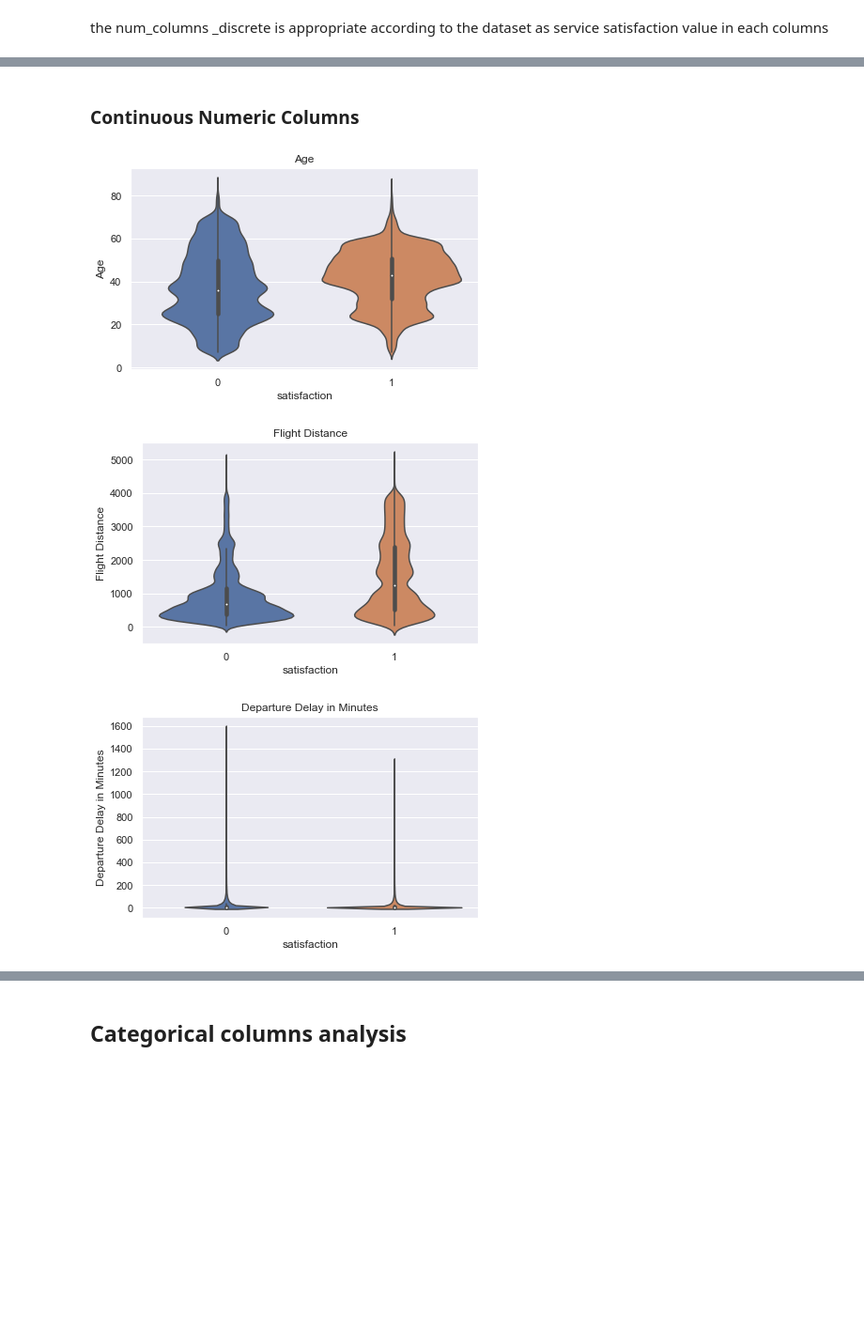
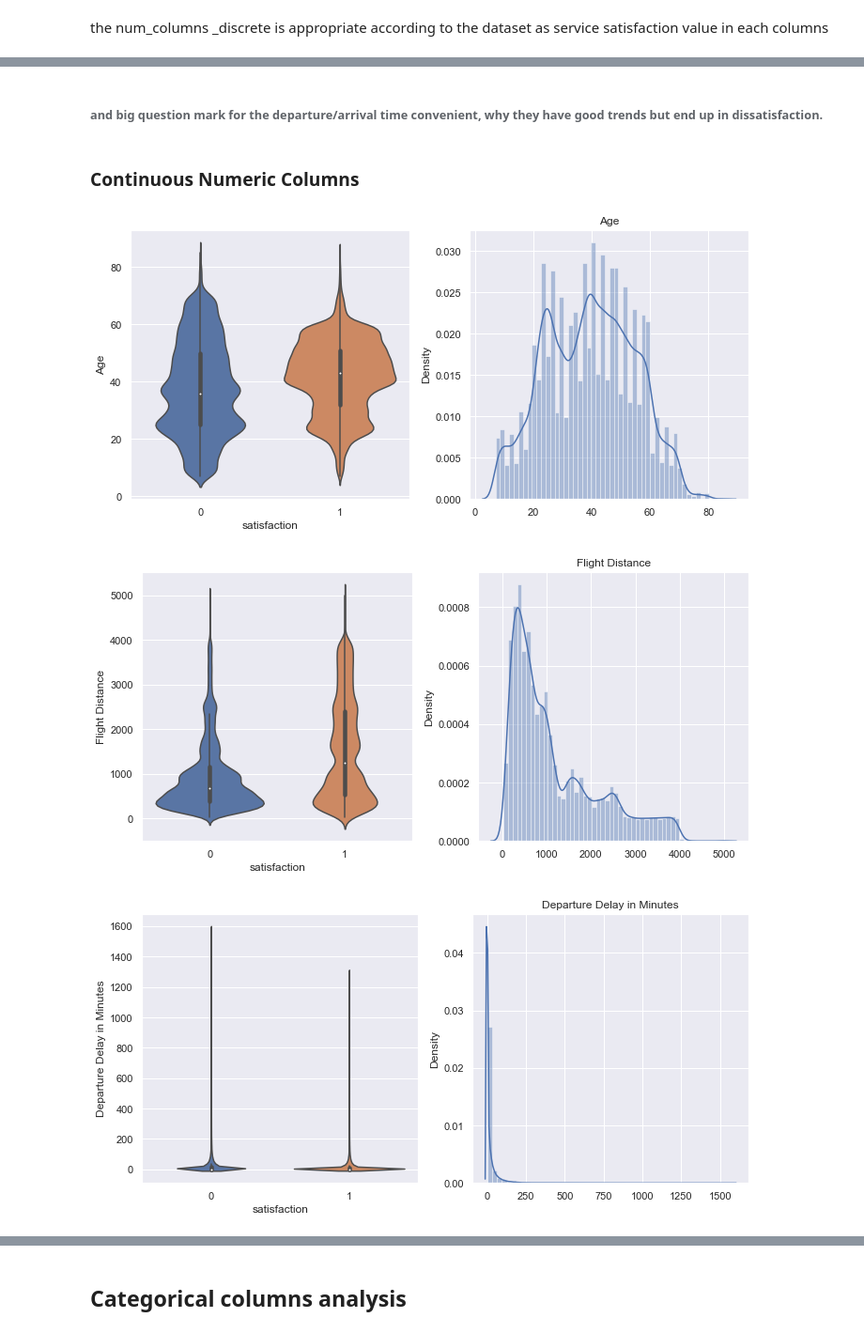
Before and after one commit to RodzanIskandar/Airline_Passenger_satisfaction, a Jupyter notebook: Data Analysis APS.ipynb, the cells around one changed output, grey strips where cells are left out. Shown at 94% size. Drawn from its saved outputs; the diff is of its cells as text; code cells hidden in the pictures; blank space fills up the shorter version.

Commit message:
Update Data Analysis

```diff
--- a/Data Analysis APS.ipynb
+++ b/Data Analysis APS.ipynb
@@ -91,7 +93,12 @@ the num_columns _discrete is appropriate according to the dataset as service sat
+# %%
+for col in num_columns_discrete:
+    modus_value = str(df[col].mode()[0])
+    df[col] = df[col].astype(str).apply(lambda x: x.replace('0', modus_value))
+    df[col] = df[col].astype(int)
 # %%
 for col in num_columns_discrete:
     plt.figure()
+    sns.countplot(col, data=df, alpha=0.5)
     sns.countplot(col, data=df, hue='satisfaction')
-    plt.title(col)
     plt.tight_layout()
 # %% [output]
@@ -114,14 +125,18 @@ for col in num_columns_discrete:
+# %% [markdown]
+###### and big question mark for the departure/arrival time convenient, why they have good trends but end up in dissatisfaction.
 # %% [markdown]
 ### Continuous Numeric Columns
 # %%
 num_columns_continue = [column for column in num_columns if column not in num_columns_discrete and column not in ['satisfaction']]
 # %%
 for col in num_columns_continue:
-    plt.figure()
-    sns.violinplot(y=col, data=df, x='satisfaction')
+    fig, axs = plt.subplots(1,2, figsize=(10,5))
+    sns.violinplot(y=col, data=df, x='satisfaction', ax=axs[0])
+    plt.title(col + ' and satisfaction')
+    sns.distplot(x=df[col], ax=axs[1])
     plt.title(col)
     plt.tight_layout()
 # %% [output]
-[figure, old version]
+[figure, new version]
-[figure, old version]
+[figure, new version]
-[figure, old version]
+[figure, new version]
```
Also changed, not shown: parts of 36 cells of this notebook.
